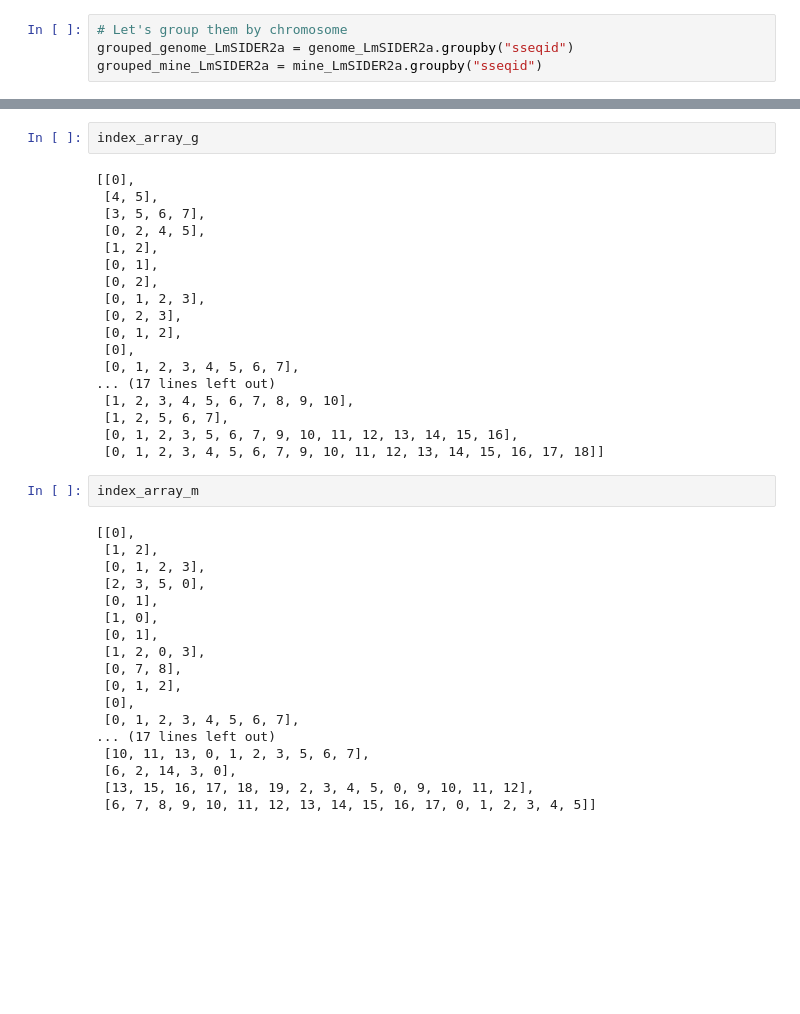
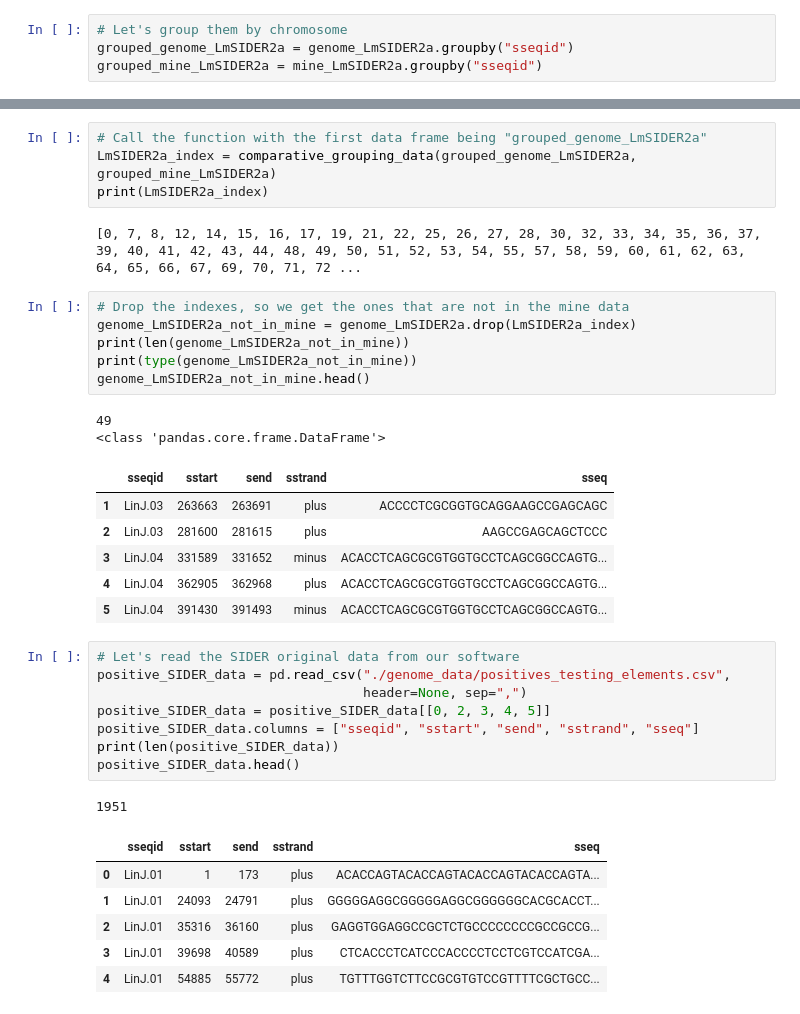
Before and after one commit to Viskuit/Test_BEDOPS, a Jupyter notebook: 7.LmSIDERa_and_LmSIDERb_hallmark_BLASTn/compare_hallmarks_files.ipynb, the cells around one changed output, grey strips where cells are left out. Saved outputs shown, nothing was run; the diff lists cells and outputs as text; blank space fills up the shorter version.

```diff
--- a/7.LmSIDERa_and_LmSIDERb_hallmark_BLASTn/compare_hallmarks_files.ipynb
+++ b/7.LmSIDERa_and_LmSIDERb_hallmark_BLASTn/compare_hallmarks_files.ipynb
@@ -225,40 +201,37 @@ Hallmark element in index 18 is inside SIDER element with index 5
-# %%
-index_array_g
-# %% [output]
-[[0],
- [4, 5],
- [3, 5, 6, 7],
- [0, 2, 4, 5],
- [1, 2],
- [0, 1],
- [0, 2],
- [0, 1, 2, 3],
- [0, 2, 3],
- [0, 1, 2],
- [0],
- [0, 1, 2, 3, 4, 5, 6, 7],
-... (17 lines left out)
- [1, 2, 3, 4, 5, 6, 7, 8, 9, 10],
- [1, 2, 5, 6, 7],
- [0, 1, 2, 3, 5, 6, 7, 9, 10, 11, 12, 13, 14, 15, 16],
- [0, 1, 2, 3, 4, 5, 6, 7, 9, 10, 11, 12, 13, 14, 15, 16, 17, 18]]
-# %%
-index_array_m
-# %% [output]
-[[0],
- [1, 2],
- [0, 1, 2, 3],
- [2, 3, 5, 0],
- [0, 1],
- [1, 0],
- [0, 1],
- [1, 2, 0, 3],
- [0, 7, 8],
- [0, 1, 2],
- [0],
- [0, 1, 2, 3, 4, 5, 6, 7],
-... (17 lines left out)
- [10, 11, 13, 0, 1, 2, 3, 5, 6, 7],
- [6, 2, 14, 3, 0],
- [13, 15, 16, 17, 18, 19, 2, 3, 4, 5, 0, 9, 10, 11, 12],
- [6, 7, 8, 9, 10, 11, 12, 13, 14, 15, 16, 17, 0, 1, 2, 3, 4, 5]]
+# %%
+# Call the function with the first data frame being "grouped_genome_LmSIDER2a"
+LmSIDER2a_index = comparative_grouping_data(grouped_genome_LmSIDER2a, grouped_mine_LmSIDER2a)
+print(LmSIDER2a_index)
+# %% [output]
+[0, 7, 8, 12, 14, 15, 16, 17, 19, 21, 22, 25, 26, 27, 28, 30, 32, 33, 34, 35, 36, 37, 39, 40, 41, 42, 43, 44, 48, 49, 50, 51, 52, 53, 54, 55, 57, 58, 59, 60, 61, 62, 63, 64, 65, 66, 67, 69, 70, 71, 72 ...
+# %%
+# Drop the indexes, so we get the ones that are not in the mine data
+genome_LmSIDER2a_not_in_mine = genome_LmSIDER2a.drop(LmSIDER2a_index)
+print(len(genome_LmSIDER2a_not_in_mine))
+print(type(genome_LmSIDER2a_not_in_mine))
+genome_LmSIDER2a_not_in_mine.head()
+# %% [output]
+49
+<class 'pandas.core.frame.DataFrame'>
+|  | sseqid | sstart | send | sstrand | sseq |
+| 1 | LinJ.03 | 263663 | 263691 | plus | ACCCCTCGCGGTGCAGGAAGCCGAGCAGC |
+| 2 | LinJ.03 | 281600 | 281615 | plus | AAGCCGAGCAGCTCCC |
+| 3 | LinJ.04 | 331589 | 331652 | minus | ACACCTCAGCGCGTGGTGCCTCAGCGGCCAGTG... |
+| 4 | LinJ.04 | 362905 | 362968 | plus | ACACCTCAGCGCGTGGTGCCTCAGCGGCCAGTG... |
+| 5 | LinJ.04 | 391430 | 391493 | minus | ACACCTCAGCGCGTGGTGCCTCAGCGGCCAGTG... |
+# %%
+# Let's read the SIDER original data from our software
+positive_SIDER_data = pd.read_csv("./genome_data/positives_testing_elements.csv",
+                                  header=None, sep=",")
+positive_SIDER_data = positive_SIDER_data[[0, 2, 3, 4, 5]]
+positive_SIDER_data.columns = ["sseqid", "sstart", "send", "sstrand", "sseq"]
+print(len(positive_SIDER_data))
+positive_SIDER_data.head()
+# %% [output]
+1951
+|  | sseqid | sstart | send | sstrand | sseq |
+| 0 | LinJ.01 | 1 | 173 | plus | ACACCAGTACACCAGTACACCAGTACACCAGTA... |
+| 1 | LinJ.01 | 24093 | 24791 | plus | GGGGGAGGCGGGGGAGGCGGGGGGCACGCACCT... |
+| 2 | LinJ.01 | 35316 | 36160 | plus | GAGGTGGAGGCCGCTCTGCCCCCCCCGCCGCCG... |
+| 3 | LinJ.01 | 39698 | 40589 | plus | CTCACCCTCATCCCACCCCTCCTCGTCCATCGA... |
+| 4 | LinJ.01 | 54885 | 55772 | plus | TGTTTGGTCTTCCGCGTGTCCGTTTTCGCTGCC... |
```
Also changed, not shown: parts of 16 cells of this notebook, 3 other files.
